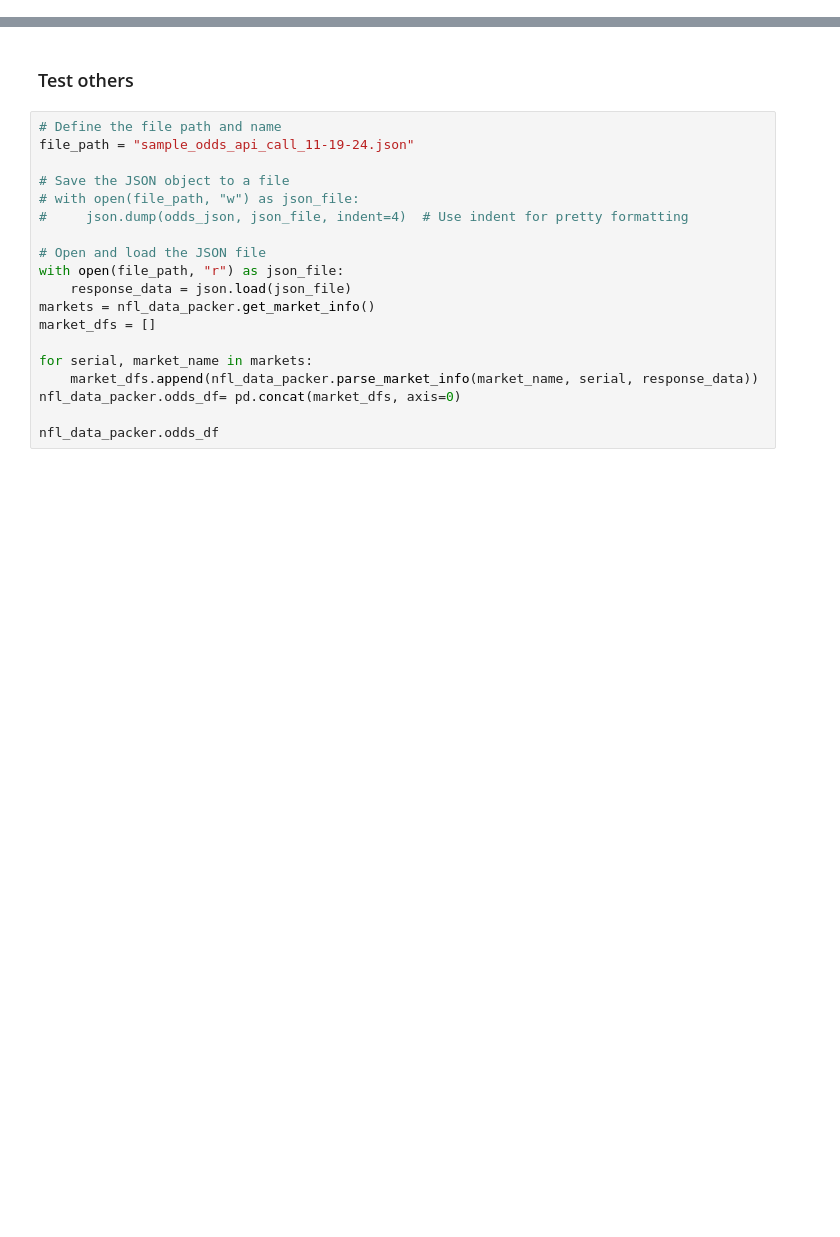
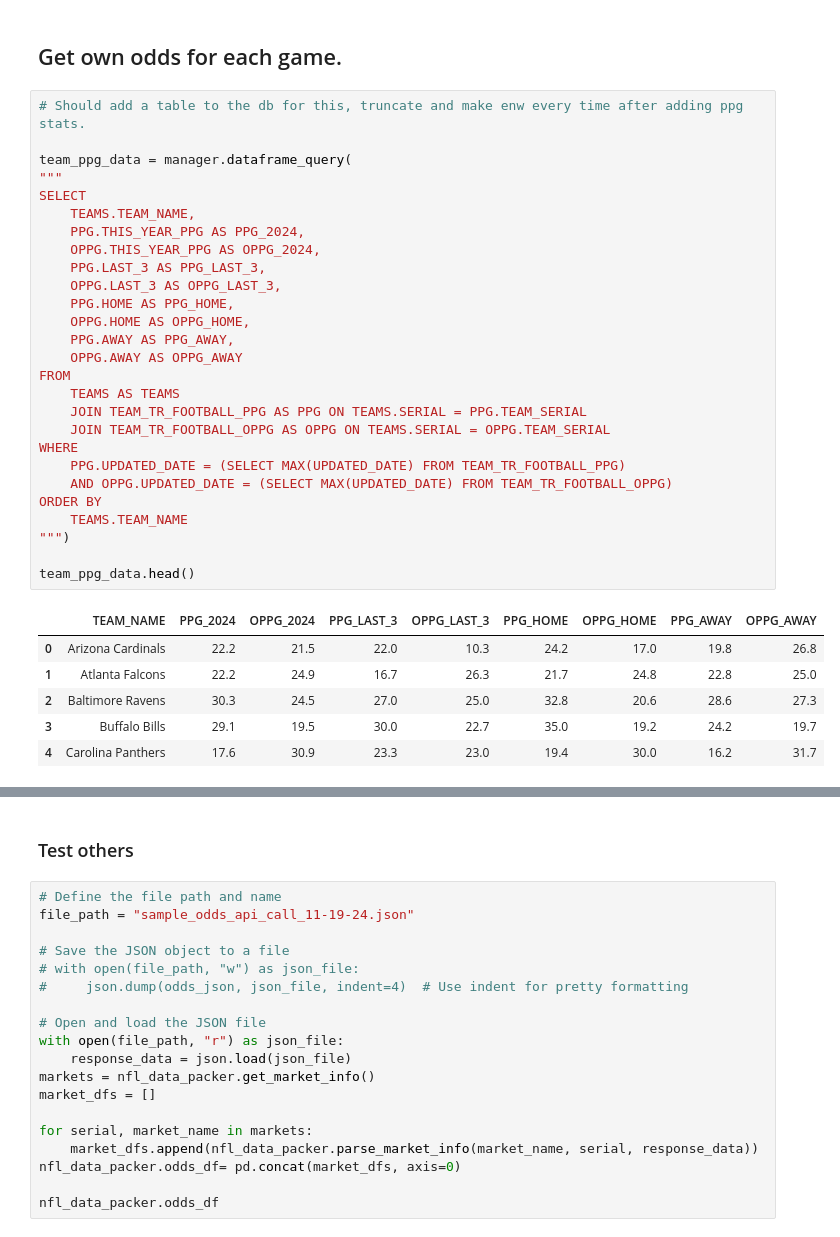
Before and after one commit to tmccoy94/Sports_Data_Project, a Jupyter notebook: test2.ipynb, the cells around one changed output, grey strips where cells are left out. Saved outputs shown, nothing was run; the diff lists cells and outputs as text; blank space fills up the shorter version.

Commit message:
wrote query for pulling team PPG, OPPG stats

```diff
--- a/test2.ipynb
+++ b/test2.ipynb
@@ -629,0 +12,36 @@ IndexError: list index out of range
+# %% [markdown]
+## Get own odds for each game.
+# %%
+# Should add a table to the db for this, truncate and make enw every time after adding ppg stats.
+
+team_ppg_data = manager.dataframe_query(
+"""
+SELECT
+    TEAMS.TEAM_NAME,
+    PPG.THIS_YEAR_PPG AS PPG_2024,
+    OPPG.THIS_YEAR_PPG AS OPPG_2024,
+    PPG.LAST_3 AS PPG_LAST_3,
+    OPPG.LAST_3 AS OPPG_LAST_3,
+    PPG.HOME AS PPG_HOME,
+    OPPG.HOME AS OPPG_HOME,
+    PPG.AWAY AS PPG_AWAY,
+    OPPG.AWAY AS OPPG_AWAY
+FROM
+    TEAMS AS TEAMS
+    JOIN TEAM_TR_FOOTBALL_PPG AS PPG ON TEAMS.SERIAL = PPG.TEAM_SERIAL
+    JOIN TEAM_TR_FOOTBALL_OPPG AS OPPG ON TEAMS.SERIAL = OPPG.TEAM_SERIAL
+WHERE
+    PPG.UPDATED_DATE = (SELECT MAX(UPDATED_DATE) FROM TEAM_TR_FOOTBALL_PPG)
+    AND OPPG.UPDATED_DATE = (SELECT MAX(UPDATED_DATE) FROM TEAM_TR_FOOTBALL_OPPG)
+ORDER BY
+    TEAMS.TEAM_NAME
+""")
+
+team_ppg_data.head()
+# %% [output]
+|  | TEAM_NAME | PPG_2024 | OPPG_2024 | PPG_LAST_3 | OPPG_LAST_3 | PPG_HOME | OPPG_HOME | PPG_AWAY | OPPG_AWAY |
+| 0 | Arizona Cardinals | 22.2 | 21.5 | 22.0 | 10.3 | 24.2 | 17.0 | 19.8 | 26.8 |
+| 1 | Atlanta Falcons | 22.2 | 24.9 | 16.7 | 26.3 | 21.7 | 24.8 | 22.8 | 25.0 |
+| 2 | Baltimore Ravens | 30.3 | 24.5 | 27.0 | 25.0 | 32.8 | 20.6 | 28.6 | 27.3 |
+| 3 | Buffalo Bills | 29.1 | 19.5 | 30.0 | 22.7 | 35.0 | 19.2 | 24.2 | 19.7 |
+| 4 | Carolina Panthers | 17.6 | 30.9 | 23.3 | 23.0 | 19.4 | 30.0 | 16.2 | 31.7 |
```
Also changed, not shown: parts of 57 cells of this notebook, 1 other file.
